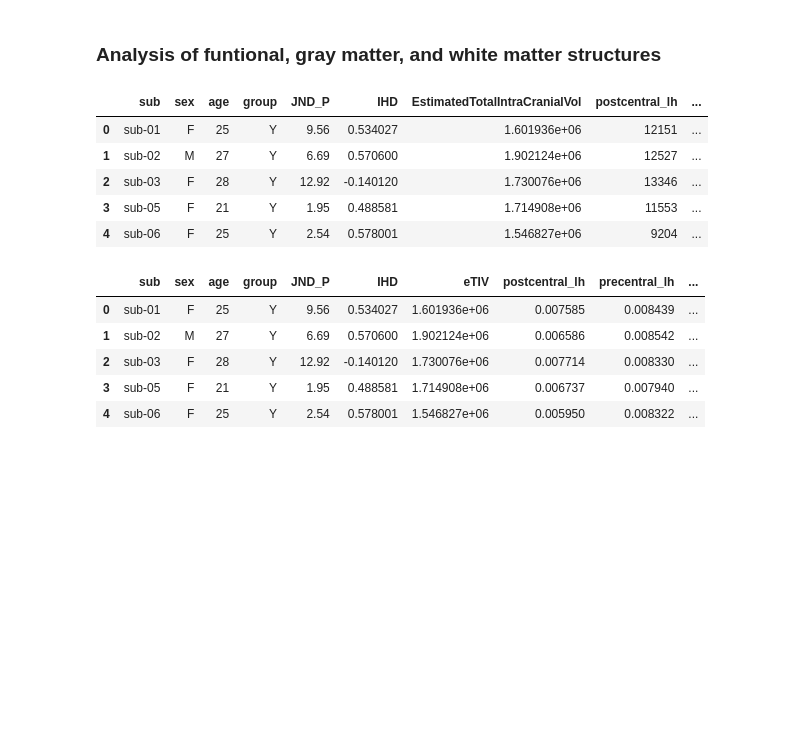
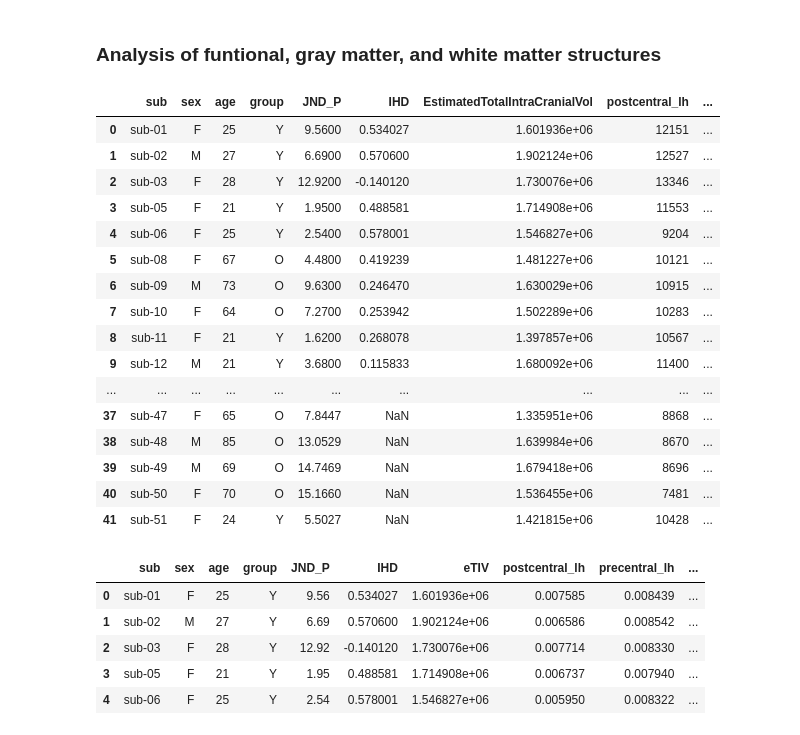
Before and after one commit to DanielaMPinzon/DTI_Aging, a Jupyter notebook: regression_analysis_volumeparam.ipynb, the cells around one changed output. Drawn from its saved outputs; the diff is of its cells as text; code cells hidden in the pictures; blank space fills up the shorter version.

```diff
--- a/regression_analysis_volumeparam.ipynb
+++ b/regression_analysis_volumeparam.ipynb
@@ -5,19 +5,31 @@
 # %%
 # import a excel file
 import pandas as pd
 
 path="/home/daniela/Documents/PROJECTS/Aging_DWI/CEDRE/CorrectedTracts2025/"
 filename="Subjects_Functional_Structural_Parameters.xlsx"
 
 df_params = pd.read_excel(path + filename, sheet_name="Sheet1")
 df_params.head()
+df_params
 # %% [output]
 |  | sub | sex | age | group | JND_P | IHD | EstimatedTotalIntraCranialVol | postcentral_lh | ... |
-| 0 | sub-01 | F | 25 | Y | 9.56 | 0.534027 | 1.601936e+06 | 12151 | ... |
-| 1 | sub-02 | M | 27 | Y | 6.69 | 0.570600 | 1.902124e+06 | 12527 | ... |
-| 2 | sub-03 | F | 28 | Y | 12.92 | -0.140120 | 1.730076e+06 | 13346 | ... |
-| 3 | sub-05 | F | 21 | Y | 1.95 | 0.488581 | 1.714908e+06 | 11553 | ... |
-| 4 | sub-06 | F | 25 | Y | 2.54 | 0.578001 | 1.546827e+06 | 9204 | ... |
+| 0 | sub-01 | F | 25 | Y | 9.5600 | 0.534027 | 1.601936e+06 | 12151 | ... |
+| 1 | sub-02 | M | 27 | Y | 6.6900 | 0.570600 | 1.902124e+06 | 12527 | ... |
+| 2 | sub-03 | F | 28 | Y | 12.9200 | -0.140120 | 1.730076e+06 | 13346 | ... |
+| 3 | sub-05 | F | 21 | Y | 1.9500 | 0.488581 | 1.714908e+06 | 11553 | ... |
+| 4 | sub-06 | F | 25 | Y | 2.5400 | 0.578001 | 1.546827e+06 | 9204 | ... |
+| 5 | sub-08 | F | 67 | O | 4.4800 | 0.419239 | 1.481227e+06 | 10121 | ... |
+| 6 | sub-09 | M | 73 | O | 9.6300 | 0.246470 | 1.630029e+06 | 10915 | ... |
+| 7 | sub-10 | F | 64 | O | 7.2700 | 0.253942 | 1.502289e+06 | 10283 | ... |
+| 8 | sub-11 | F | 21 | Y | 1.6200 | 0.268078 | 1.397857e+06 | 10567 | ... |
+| 9 | sub-12 | M | 21 | Y | 3.6800 | 0.115833 | 1.680092e+06 | 11400 | ... |
+| ... | ... | ... | ... | ... | ... | ... | ... | ... | ... |
+| 37 | sub-47 | F | 65 | O | 7.8447 | NaN | 1.335951e+06 | 8868 | ... |
+| 38 | sub-48 | M | 85 | O | 13.0529 | NaN | 1.639984e+06 | 8670 | ... |
+| 39 | sub-49 | M | 69 | O | 14.7469 | NaN | 1.679418e+06 | 8696 | ... |
+| 40 | sub-50 | F | 70 | O | 15.1660 | NaN | 1.536455e+06 | 7481 | ... |
+| 41 | sub-51 | F | 24 | Y | 5.5027 | NaN | 1.421815e+06 | 10428 | ... |
 # %%
 # Pre-processing the data
 # Relative measure of the volume mesures, for all columns, to the estimated total intracranial volume for each subject
```
